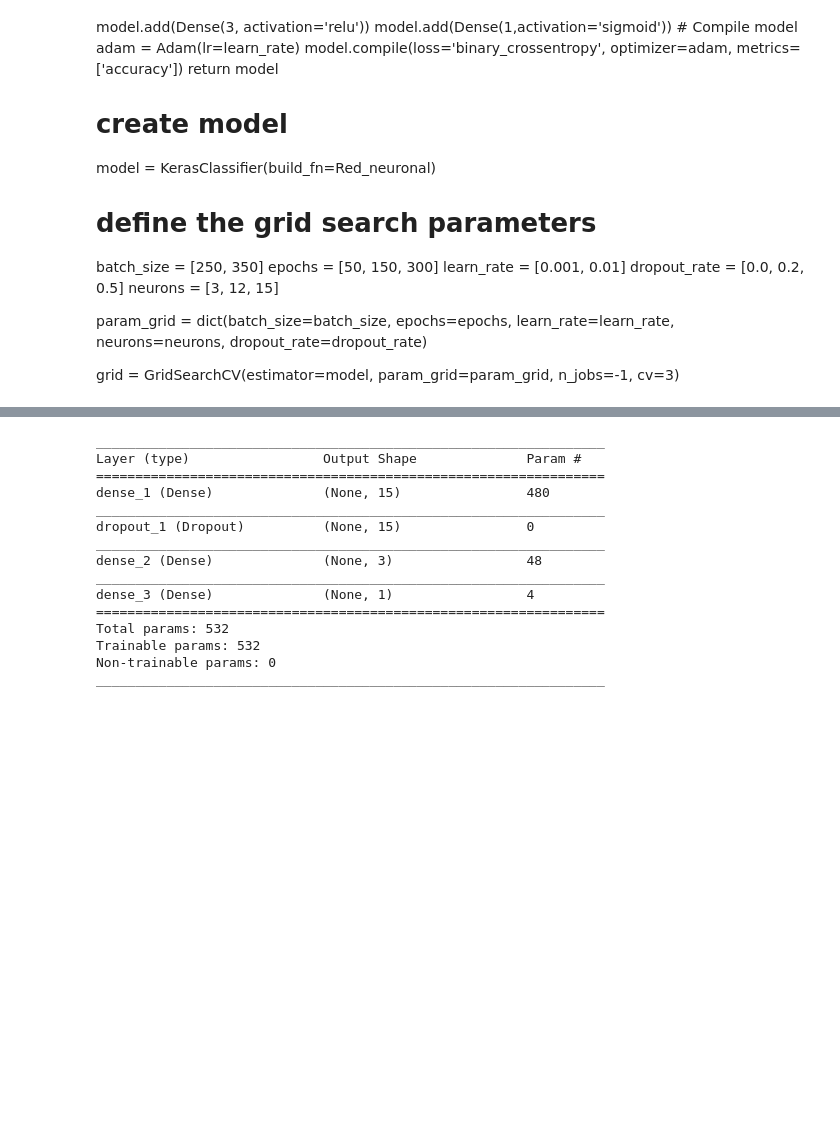
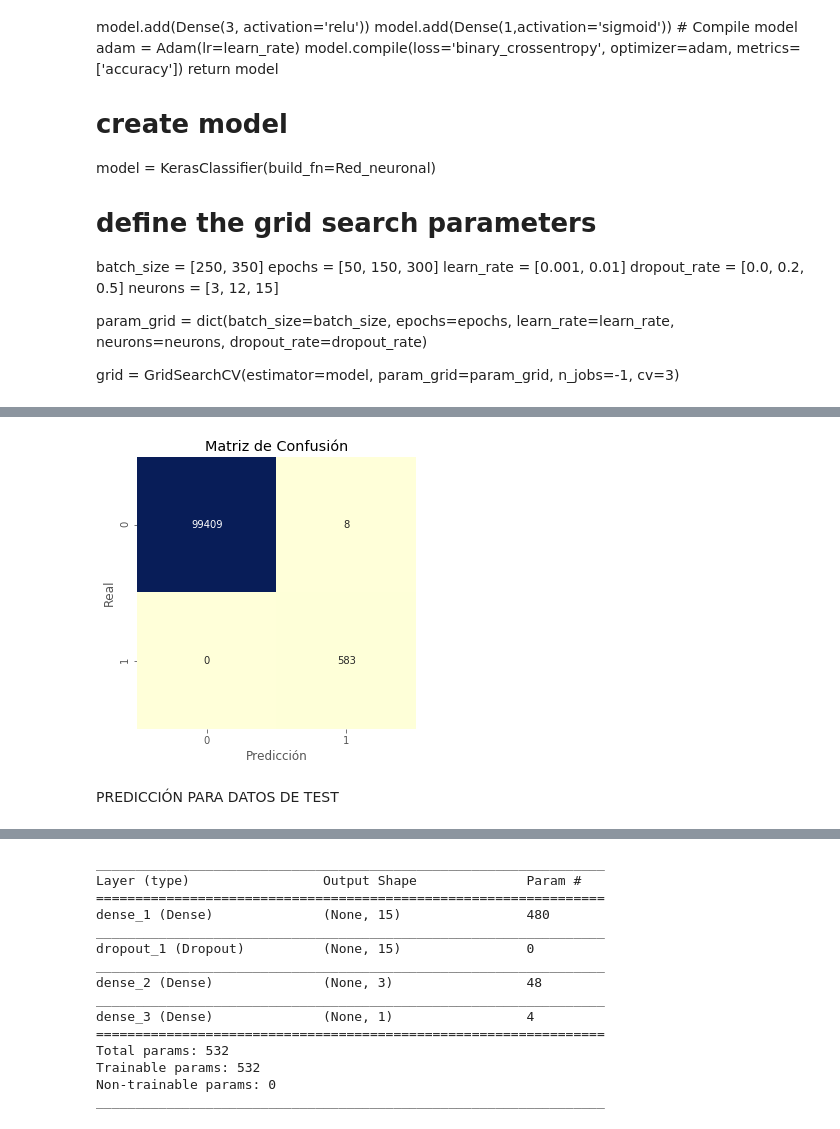
Before and after one commit to maxptol2/mbd-2021, a Jupyter notebook: notebooks/Entrenamiento_y_Test_ANN.ipynb, the cells around one changed output, grey strips where cells are left out. Drawn from its saved outputs; the diff is of its cells as text; code cells hidden in the pictures; blank space fills up the shorter version.

```diff
--- a/notebooks/Entrenamiento_y_Test_ANN.ipynb
+++ b/notebooks/Entrenamiento_y_Test_ANN.ipynb
@@ -259,0 +266,3 @@ from sklearn.metrics import confusion_matrix, classification_report
+# %%
+#predicción con datos de validación
+ANN_PRED_VAL = model.predict(X_val_100)
@@ -259,0 +282,6 @@ from sklearn.metrics import confusion_matrix, classification_report
+# %%
+utils.plot_cm(y_val_100, ANN_PRED_VAL)
+# %% [output]
+[figure, added]
+# %% [markdown]
+PREDICCIÓN PARA DATOS DE TEST
```
Also changed, not shown: parts of 25 cells of this notebook, 3 other files.
